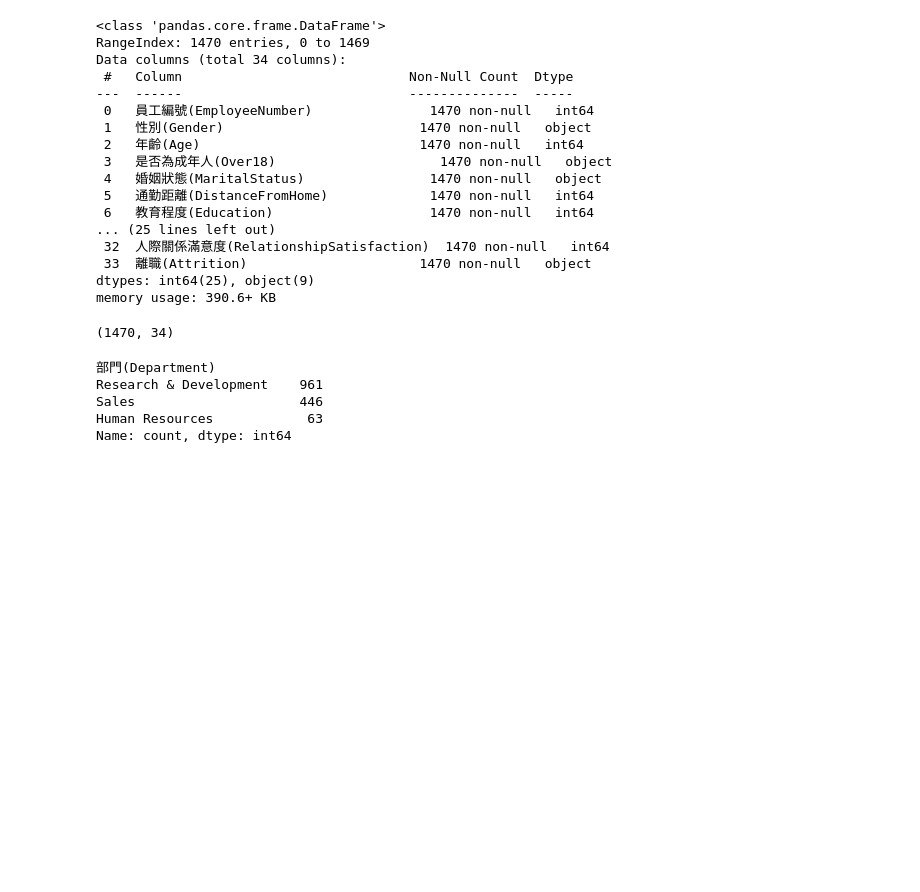
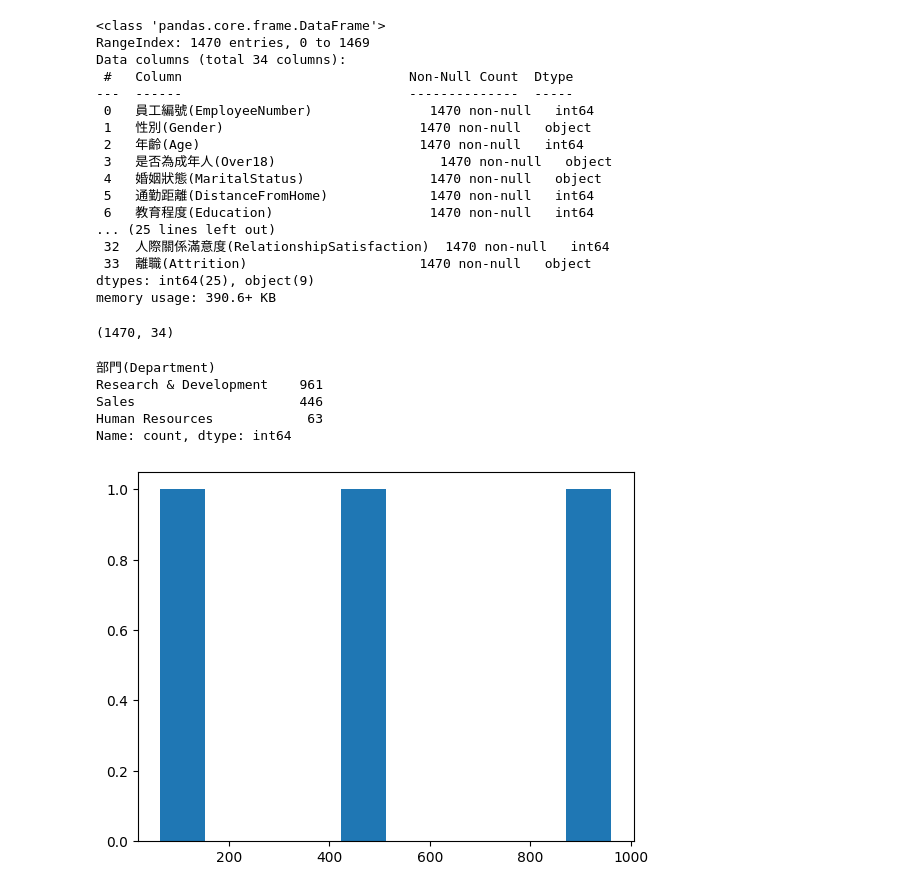
Before and after one commit to Yiting916/data_analysis, a Jupyter notebook: 03-01.Pandas.ipynb, the cells around one changed output. Cells and saved outputs as stored; diff of their text form; code cells hidden in the pictures; blank space fills up the shorter version.

```diff
--- a/03-01.Pandas.ipynb
+++ b/03-01.Pandas.ipynb
@@ -814,3 +814,11 @@ Research & Development    961
 Sales                     446
 Human Resources            63
 Name: count, dtype: int64
+# %%
+import matplotlib.pyplot as plt
+
+x = data['部門(Department)'].value_counts()
+plt.hist(x)
+plt.show()
+# %% [output]
+[figure, added]
```
